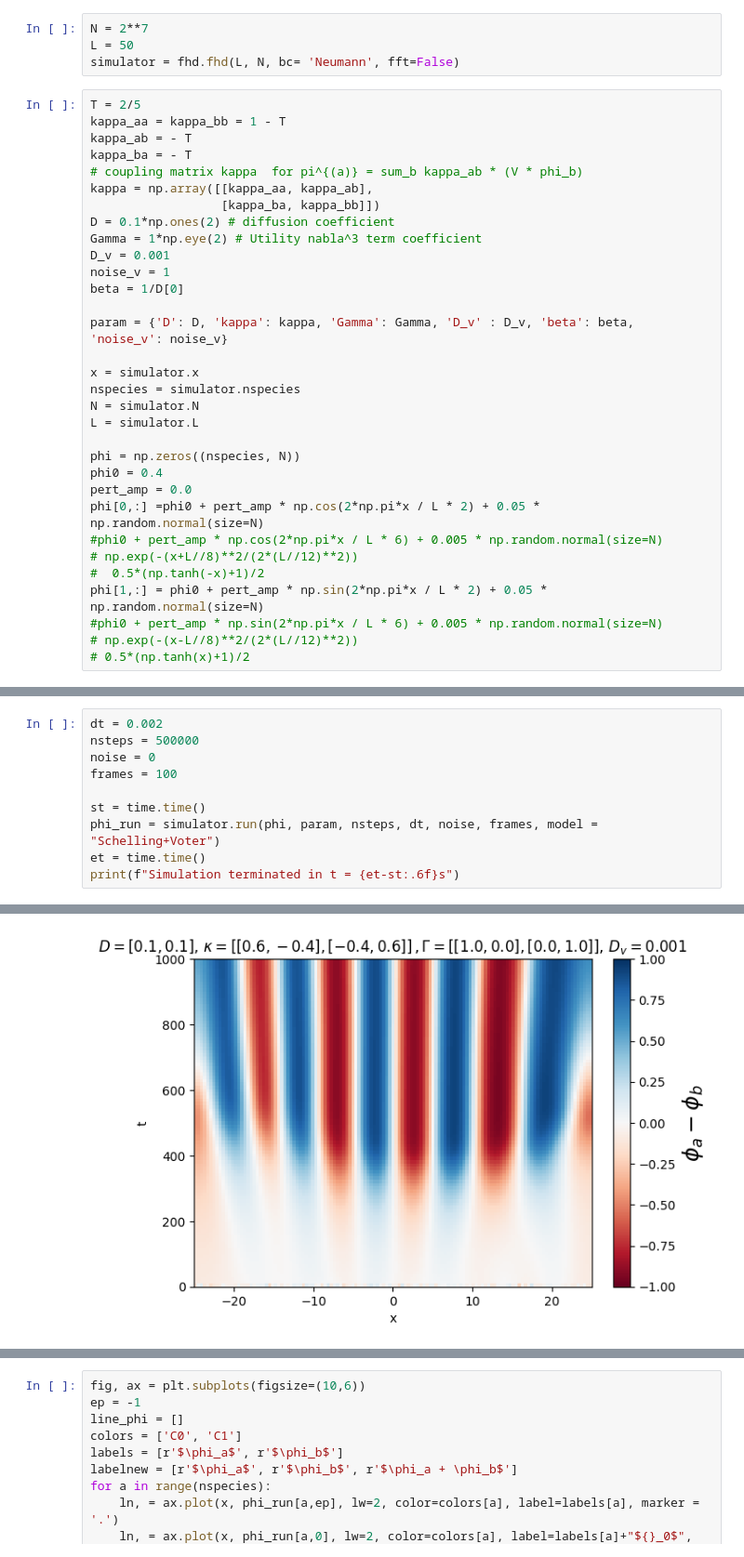
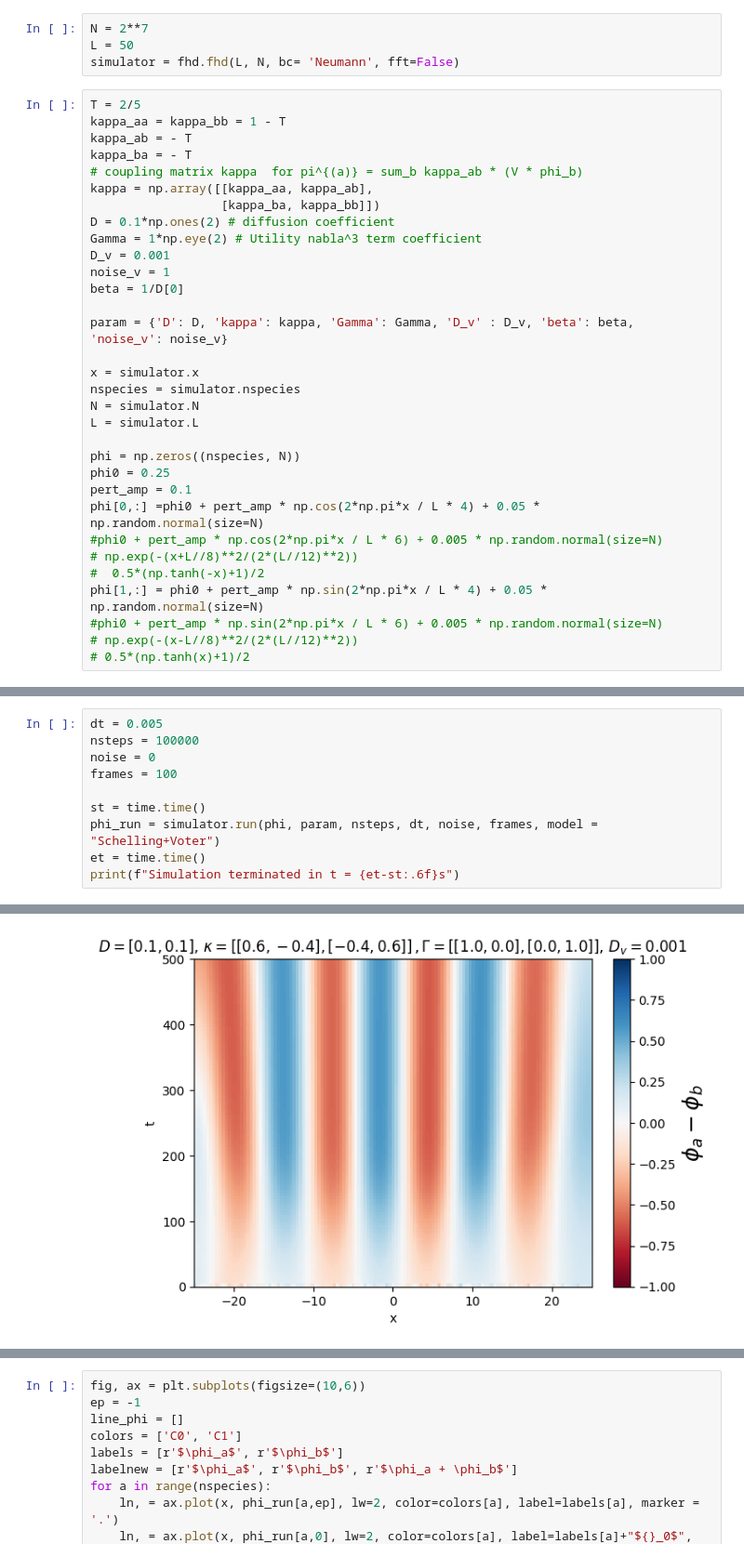
Before and after one commit to wmerbis/fluctuating_hydro, a Jupyter notebook: FHD.ipynb, the cells around one changed output, grey strips where cells are left out. Shown at 93% size. Saved outputs shown, nothing was run; the diff lists cells and outputs as text.

```diff
--- a/FHD.ipynb
+++ b/FHD.ipynb
@@ -49,13 +49,13 @@ N = simulator.N
 L = simulator.L
 
 phi = np.zeros((nspecies, N))
-phi0 = 0.4
-pert_amp = 0.0
-phi[0,:] =phi0 + pert_amp * np.cos(2*np.pi*x / L * 2) + 0.05 * np.random.normal(size=N)
+phi0 = 0.25
+pert_amp = 0.1
+phi[0,:] =phi0 + pert_amp * np.cos(2*np.pi*x / L * 4) + 0.05 * np.random.normal(size=N)
 #phi0 + pert_amp * np.cos(2*np.pi*x / L * 6) + 0.005 * np.random.normal(size=N)
 # np.exp(-(x+L//8)**2/(2*(L//12)**2))
 #  0.5*(np.tanh(-x)+1)/2
-phi[1,:] = phi0 + pert_amp * np.sin(2*np.pi*x / L * 2) + 0.05 * np.random.normal(size=N)
+phi[1,:] = phi0 + pert_amp * np.sin(2*np.pi*x / L * 4) + 0.05 * np.random.normal(size=N)
 #phi0 + pert_amp * np.sin(2*np.pi*x / L * 6) + 0.005 * np.random.normal(size=N)
 # np.exp(-(x-L//8)**2/(2*(L//12)**2))
 # 0.5*(np.tanh(x)+1)/2
@@ -62,6 +67,6 @@ phi[1,:] = phi0 + pert_amp * np.sin(2*np.pi*x / L * 2) + 0.05 * np.random.normal
 # %%
-dt = 0.002
-nsteps = 500000
+dt = 0.005
+nsteps = 100000
 noise = 0
 frames = 100
 
@@ -90 +95 @@ Step 500000/500000: mean rho = 0.396555, min = 4.098100e-04, D_index = 1.003980
-[figure, old version]
+[figure, new version]
```
Also changed, not shown: parts of 27 cells of this notebook, 12 other files.
